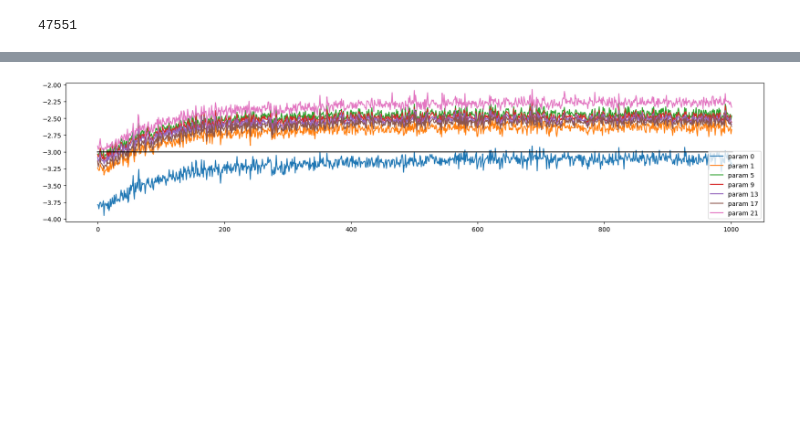
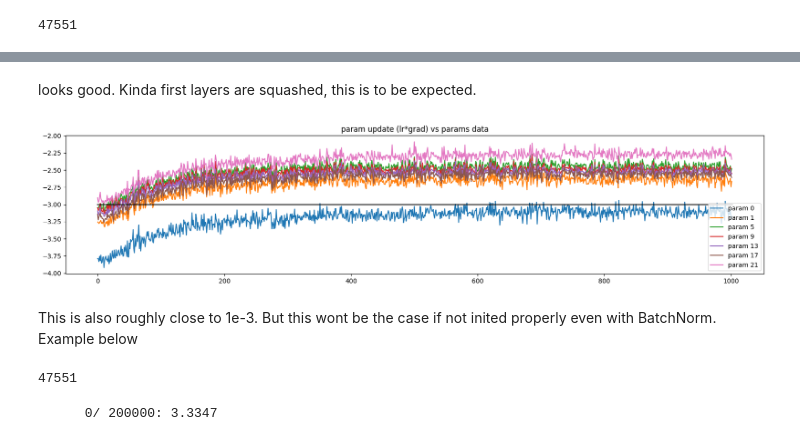
Before and after one commit to mnjm/makemore, a Jupyter notebook: 3-mlp-2.ipynb, the cells around one changed output, grey strips where cells are left out. Saved outputs shown, nothing was run; the diff lists cells and outputs as text; code cells hidden in the pictures; blank space fills up the shorter version.

```diff
--- a/3-mlp-2.ipynb
+++ b/3-mlp-2.ipynb
@@ -1453,11 +1466,87 @@ weight  (100, 27) | mean -0.000030 | std 7.674740e-03 | grad:data ratio 4.603303
+# %% [markdown]
+looks good. Kinda first layers are squashed, this is to be expected.
 # %%
 plt.figure(figsize=(20, 4))
 legends = []
 for i, p in enumerate(parameters):
     if p.ndim == 2:
         plt.plot([ud[j][i] for j in range(len(ud))])
         legends.append("param %d" % i)
 plt.plot([0, len(ud)], [-3, -3], "k")  # these ratios should be ~1e-3, indicate on plot
 plt.legend(legends);
+plt.title("param update (lr*grad) vs params data");
 # %% [output]
-[figure, old version]
+[figure, new version]
+# %% [markdown]
+This is also roughly close to 1e-3. But this wont be the case if not inited properly even with BatchNorm. Example below
+# %%
+n_embd = 10  # the dimensionality of the character embedding vectors
+n_hidden = 100  # the number of neurons in the hidden layer of the MLP
+g = torch.Generator().manual_seed(2147483647)  # for reproducibility
+
+layers = [
+  Linear(n_embd * block_size, n_hidden), BatchNorm1d(n_hidden), Tanh(),
+  Linear(           n_hidden, n_hidden), BatchNorm1d(n_hidden), Tanh(),
+  Linear(           n_hidden, n_hidden), BatchNorm1d(n_hidden), Tanh(),
+  Linear(           n_hidden, n_hidden), BatchNorm1d(n_hidden), Tanh(),
+  Linear(           n_hidden, n_hidden), BatchNorm1d(n_hidden), Tanh(),
+  Linear(           n_hidden, vocab_size), BatchNorm1d(vocab_size)
+]
+
+# weight init / update
+with torch.no_grad():
+    # last layer: make less confident
+    layers[-1].gamma *= 0.1
+    # layers[-1].weight *= 0.1
+    # all other layers: apply gain
+    for layer in layers[:-1]:
+        if isinstance(layer, Linear):
+            layer.weight *= 0.2 # <---- Low scale
+
+parameters = [C] + [p for layer in layers for p in layer.parameters()]
+print(sum(p.nelement() for p in parameters))  # number of parameters in total
+for p in parameters:
+    p.requires_grad = True
+# %% [output]
+47551
+# %%
+max_steps = 200000
+batch_size = 32
+lossi = []
+ud = [] # update to data
+
+for i in range(max_steps):
+    # minibatch
+    ix = torch.randint(0, Xtr.shape[0], (batch_size,), generator=g)
+    Xb, Yb = Xtr[ix], Ytr[ix]  # batch X,Y
+
+    # forward pass
+    emb = C[Xb]  # embed the characters into vectors
+    x = emb.view(emb.shape[0], -1)  # concatenate the vectors
+    for layer in layers:
+        x = layer(x)
+    loss = F.cross_entropy(x, Yb)  # loss function
+
+    # backward pass
+    for layer in layers:
+        layer.out.retain_grad()  # AFTER_DEBUG: would take out retain_graph
+    for p in parameters:
+        p.grad = None
+    loss.backward()
+
+    # update
+    lr = 0.1 if i < 100000 else 0.01  # step learning rate decay
+    for p in parameters:
+        p.data += -lr * p.grad
+
+    # track stats
+    if i % 10000 == 0:  # print every once in a while
+        print(f"{i:7d}/{max_steps:7d}: {loss.item():.4f}")
+    lossi.append(loss.log10().item())
+    with torch.no_grad():
+        ud.append([(lr*p.grad.std() / p.data.std()).log10().item() for p in parameters])
+
+    if i > 1000:
+        break  # AFTER_DEBUG: would take out obviously to run full optimization
+# %% [output]
+      0/ 200000: 3.3347
```
Also changed, not shown: parts of 63 cells of this notebook, 2 other files.
